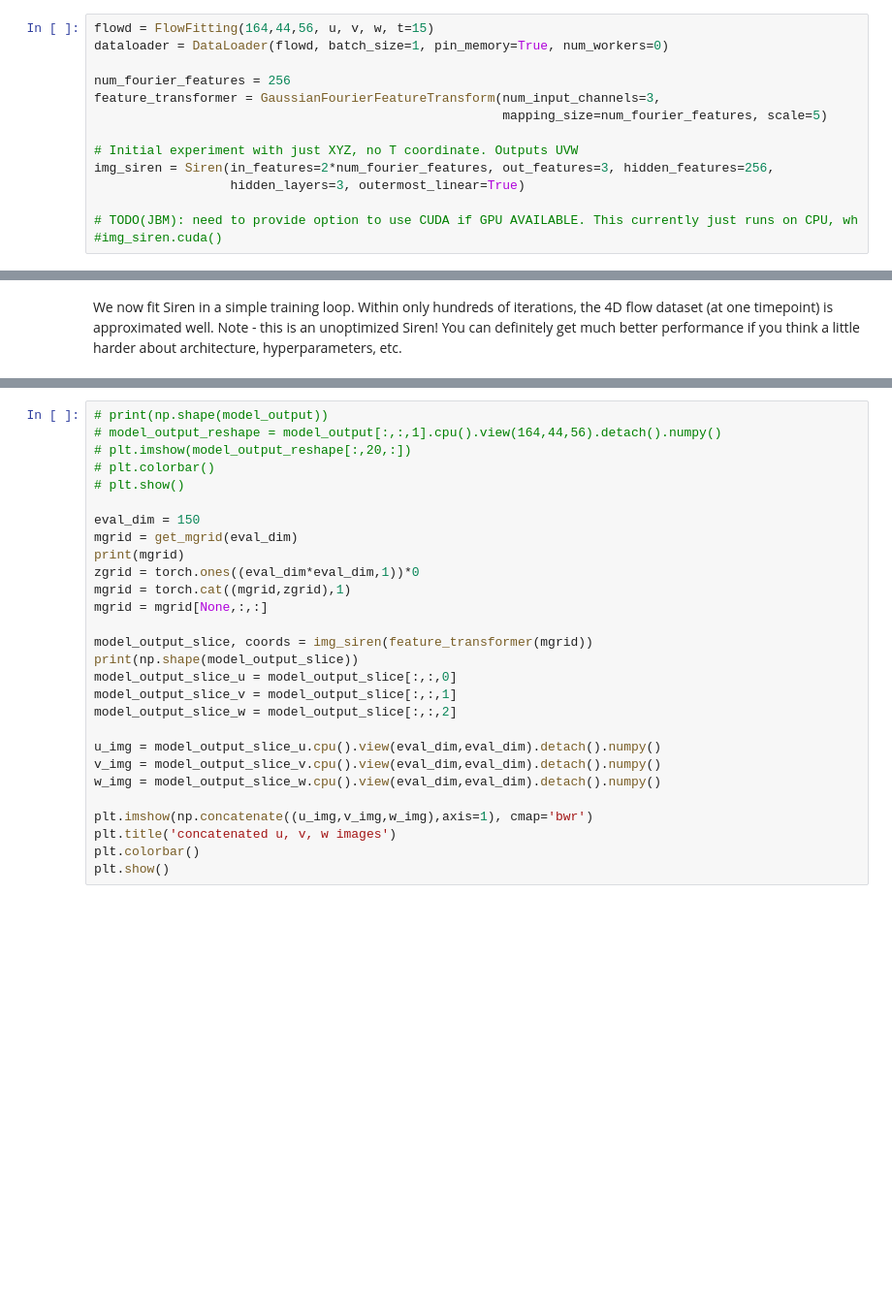
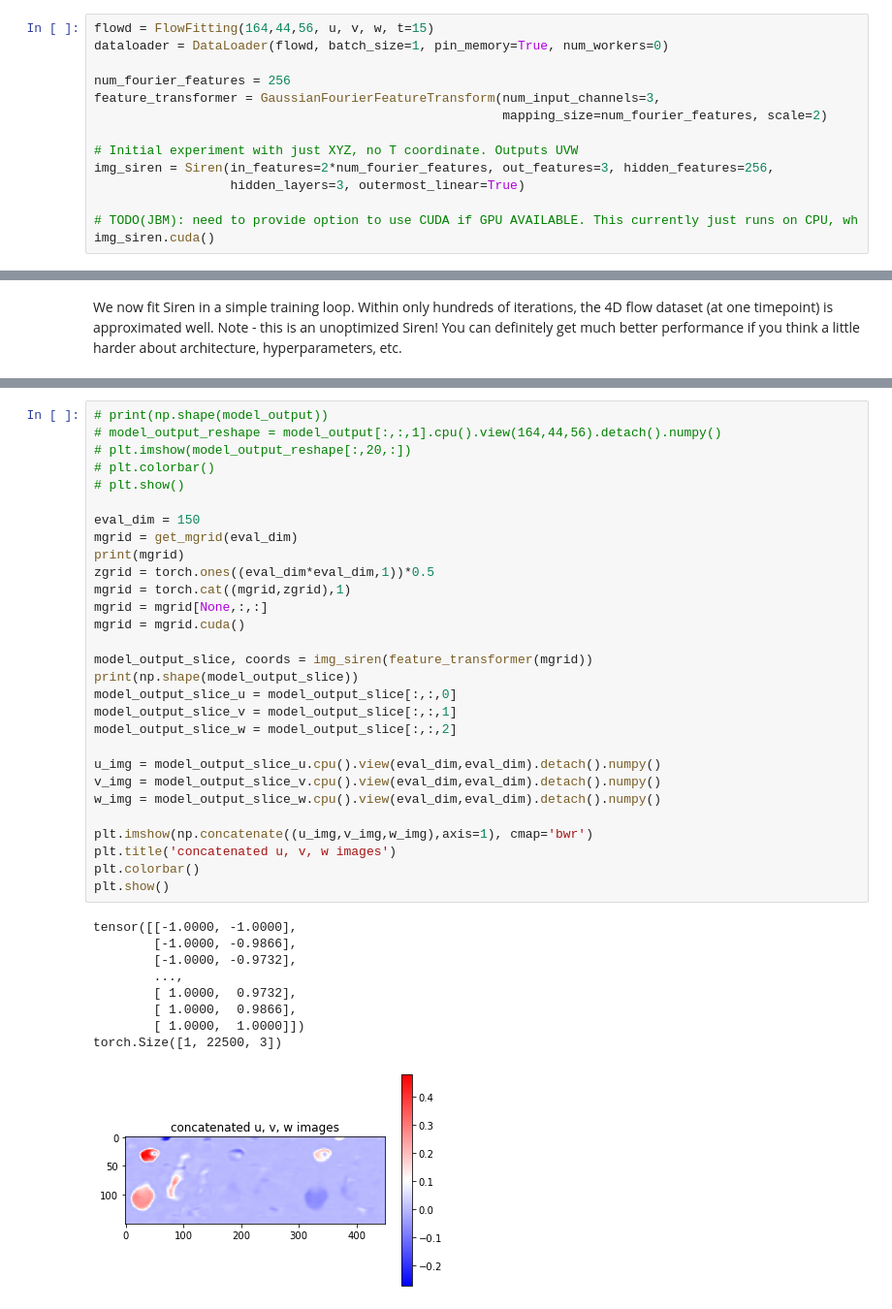
Before and after one commit to jonbmartin/siren_mri, a Jupyter notebook: explore_siren_3DF.ipynb, the cells around one changed output, grey strips where cells are left out. Shown at 97% size. Drawn from its saved outputs; the diff is of its cells as text; blank space fills up the shorter version.

```diff
--- a/explore_siren_3DF.ipynb
+++ b/explore_siren_3DF.ipynb
@@ -293,11 +299,11 @@ dataloader = DataLoader(flowd, batch_size=1, pin_memory=True, num_workers=0)
 
 num_fourier_features = 256
 feature_transformer = GaussianFourierFeatureTransform(num_input_channels=3,
-                                                      mapping_size=num_fourier_features, scale=5)
+                                                      mapping_size=num_fourier_features, scale=2)
 
 # Initial experiment with just XYZ, no T coordinate. Outputs UVW
 img_siren = Siren(in_features=2*num_fourier_features, out_features=3, hidden_features=256,
                   hidden_layers=3, outermost_linear=True)
 
 # TODO(JBM): need to provide option to use CUDA if GPU AVAILABLE. This currently just runs on CPU, wh
-#img_siren.cuda()
+img_siren.cuda()
@@ -330,31 +379,42 @@ for step in range(total_steps):
 # %%
 # print(np.shape(model_output))
 # model_output_reshape = model_output[:,:,1].cpu().view(164,44,56).detach().numpy()
 # plt.imshow(model_output_reshape[:,20,:])
 # plt.colorbar()
 # plt.show()
 
 eval_dim = 150
 mgrid = get_mgrid(eval_dim)
 print(mgrid)
-zgrid = torch.ones((eval_dim*eval_dim,1))*0
+zgrid = torch.ones((eval_dim*eval_dim,1))*0.5
 mgrid = torch.cat((mgrid,zgrid),1)
 mgrid = mgrid[None,:,:]
+mgrid = mgrid.cuda()
 
 model_output_slice, coords = img_siren(feature_transformer(mgrid))
 print(np.shape(model_output_slice))
 model_output_slice_u = model_output_slice[:,:,0]
 model_output_slice_v = model_output_slice[:,:,1]
 model_output_slice_w = model_output_slice[:,:,2]
 
 u_img = model_output_slice_u.cpu().view(eval_dim,eval_dim).detach().numpy()
 v_img = model_output_slice_v.cpu().view(eval_dim,eval_dim).detach().numpy()
 w_img = model_output_slice_w.cpu().view(eval_dim,eval_dim).detach().numpy()
 
 plt.imshow(np.concatenate((u_img,v_img,w_img),axis=1), cmap='bwr')
 plt.title('concatenated u, v, w images')
 plt.colorbar()
 plt.show()
+# %% [output]
+tensor([[-1.0000, -1.0000],
+        [-1.0000, -0.9866],
+        [-1.0000, -0.9732],
+        ...,
+        [ 1.0000,  0.9732],
+        [ 1.0000,  0.9866],
+        [ 1.0000,  1.0000]])
+torch.Size([1, 22500, 3])
+[figure, added]
 # %%
 # OK, let's now make a gif through this dataset at this time
 tgrid = np.linspace(-1,1,100)
```
Also changed, not shown: parts of 4 cells of this notebook, 1 other file.
